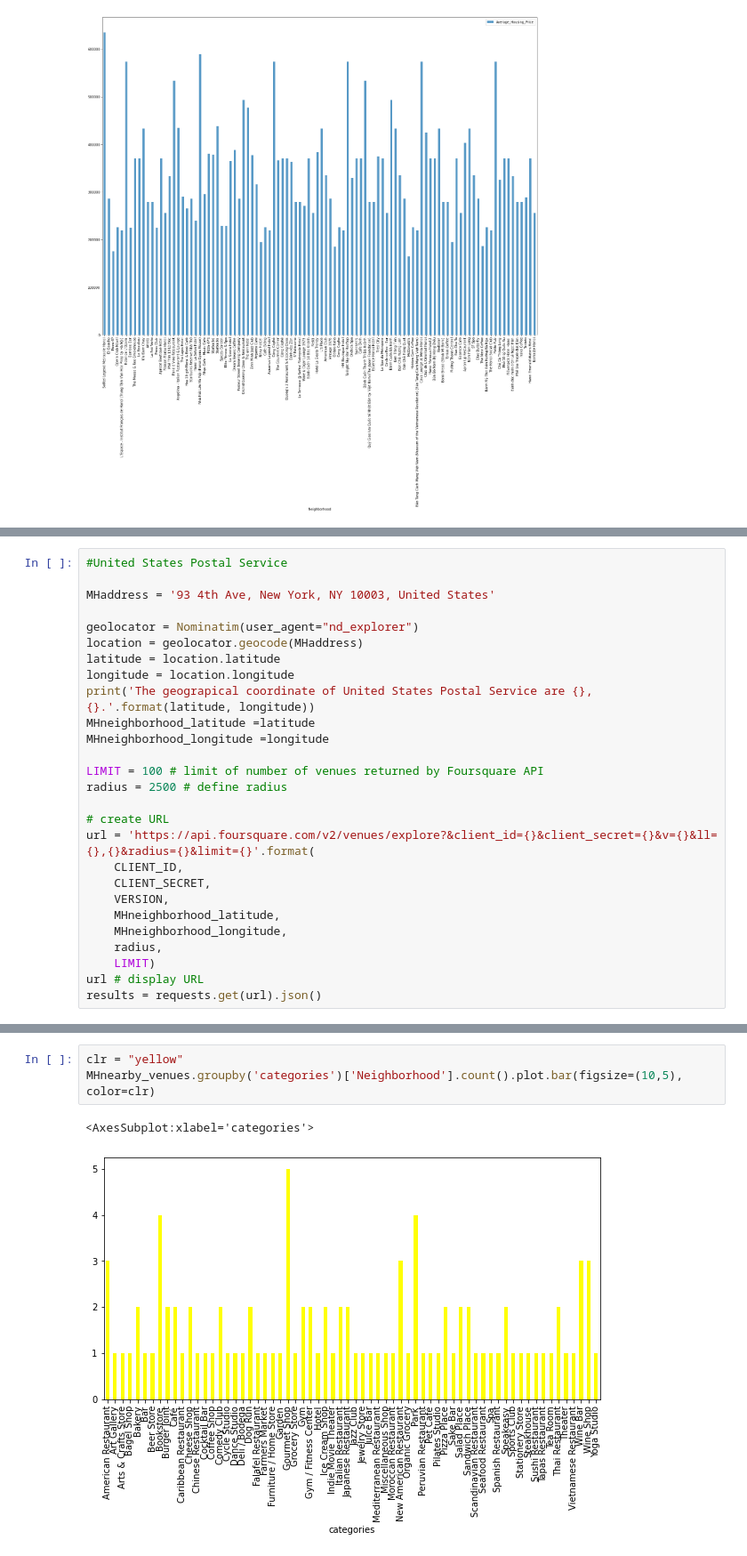
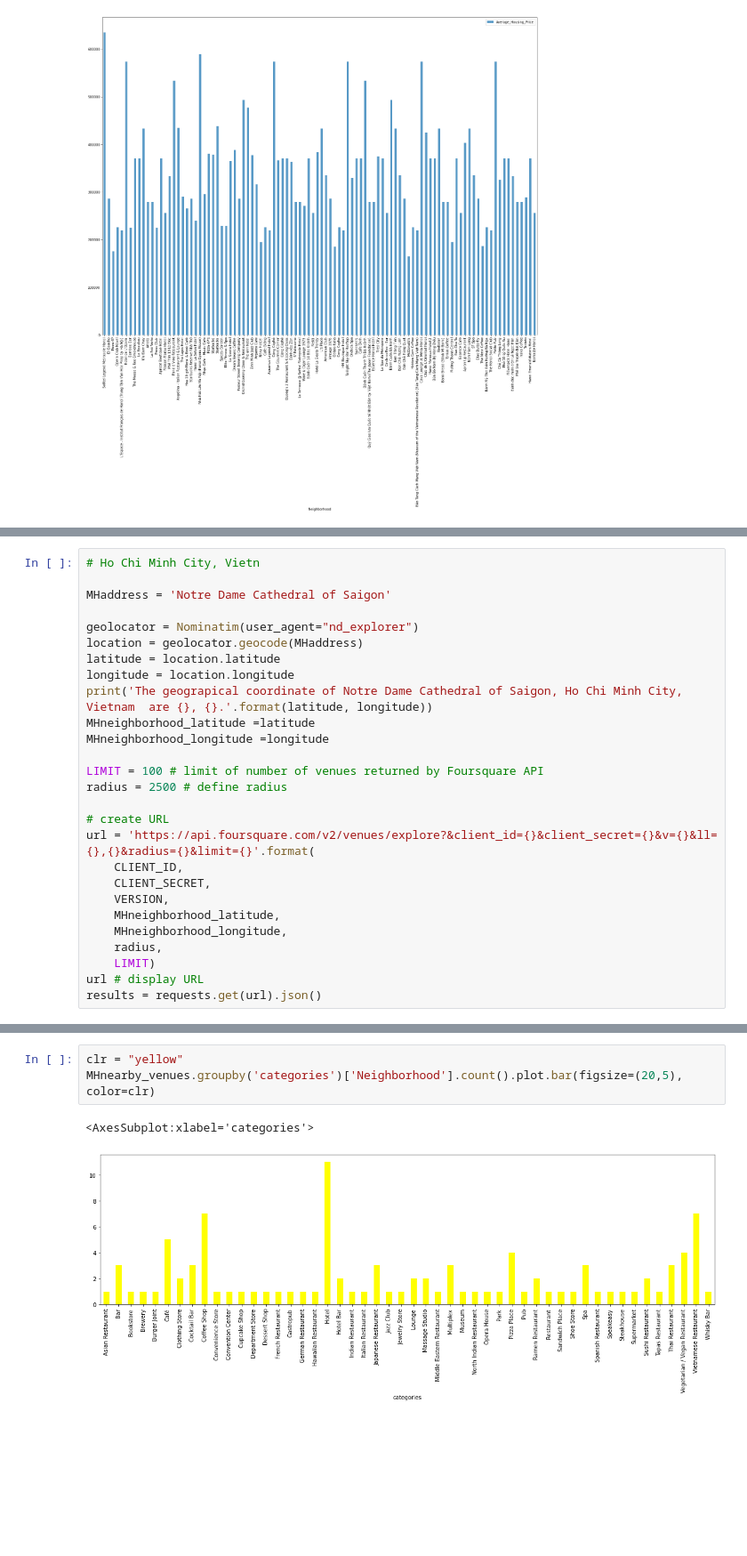
Before and after one commit to nguyencuongmanh/myCapstoneProjectNotebook, a Jupyter notebook: week5_capstone_The Battle_of_Neighborhoods_in_Hanoi_Final.ipynb, the cells around one changed output, grey strips where cells are left out. Shown at 89% size. Cells and saved outputs as stored; diff of their text form; blank space fills up the shorter version.

```diff
--- a/week5_capstone_The Battle_of_Neighborhoods_in_Hanoi_Final.ipynb
+++ b/week5_capstone_The Battle_of_Neighborhoods_in_Hanoi_Final.ipynb
@@ -352,14 +352,14 @@ MANHATTAN NEIGHBORHOODS - DATA AND MAPPING
 Cluster neighborhood data was produced with Foursquare during course lab work. A csv file was produced containing the neighborhoods around the 40 Boroughs. Now, the csv file is just read for convenience and consolidation of report.
 # %%
-#United States Postal Service
+# Ho Chi Minh City, Vietn
 
-MHaddress = '93 4th Ave, New York, NY 10003, United States'
+MHaddress = 'Notre Dame Cathedral of Saigon'
 
 geolocator = Nominatim(user_agent="nd_explorer")
 location = geolocator.geocode(MHaddress)
 latitude = location.latitude
 longitude = location.longitude
-print('The geograpical coordinate of United States Postal Service are {}, {}.'.format(latitude, longitude))
+print('The geograpical coordinate of Notre Dame Cathedral of Saigon, Ho Chi Minh City, Vietnam  are {}, {}.'.format(latitude, longitude))
 MHneighborhood_latitude =latitude
 MHneighborhood_longitude =longitude
 
@@ -423,7 +412,7 @@ Burger Joint               2
 Name: categories, dtype: int64
 # %%
 clr = "yellow"
-MHnearby_venues.groupby('categories')['Neighborhood'].count().plot.bar(figsize=(10,5), color=clr)
+MHnearby_venues.groupby('categories')['Neighborhood'].count().plot.bar(figsize=(20,5), color=clr)
 # %% [output]
 <AxesSubplot:xlabel='categories'>
-[figure, old version]
+[figure, new version]
```
Also changed, not shown: parts of 22 cells of this notebook, 2 other files.
